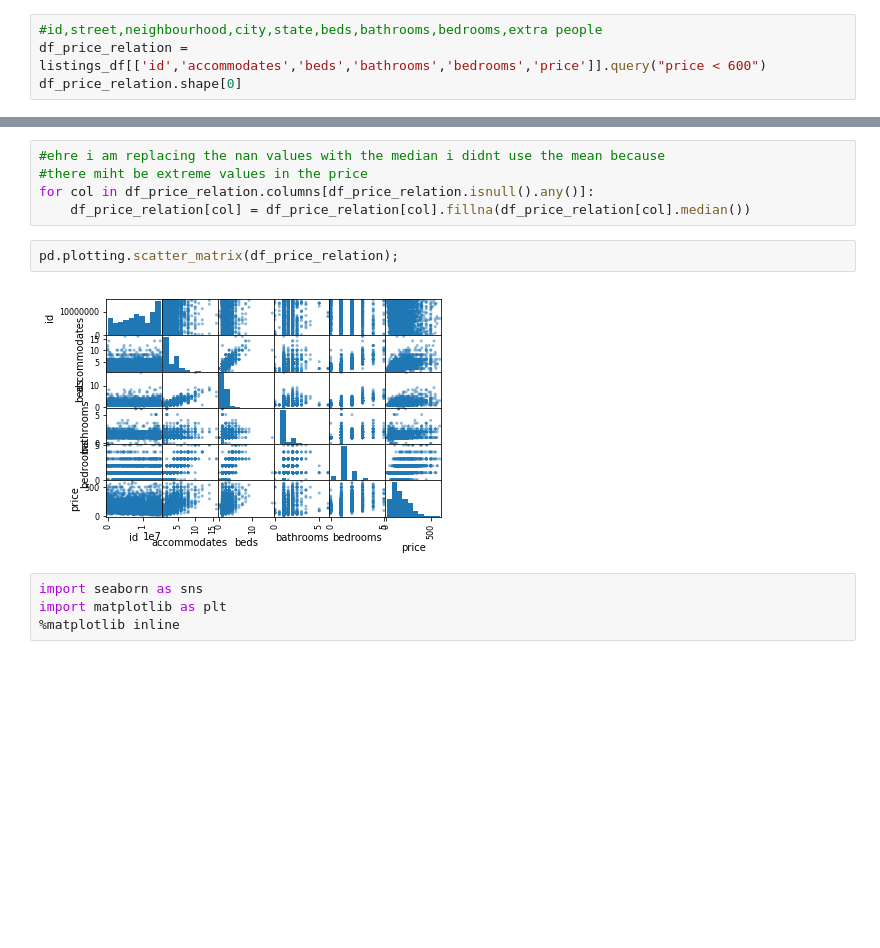
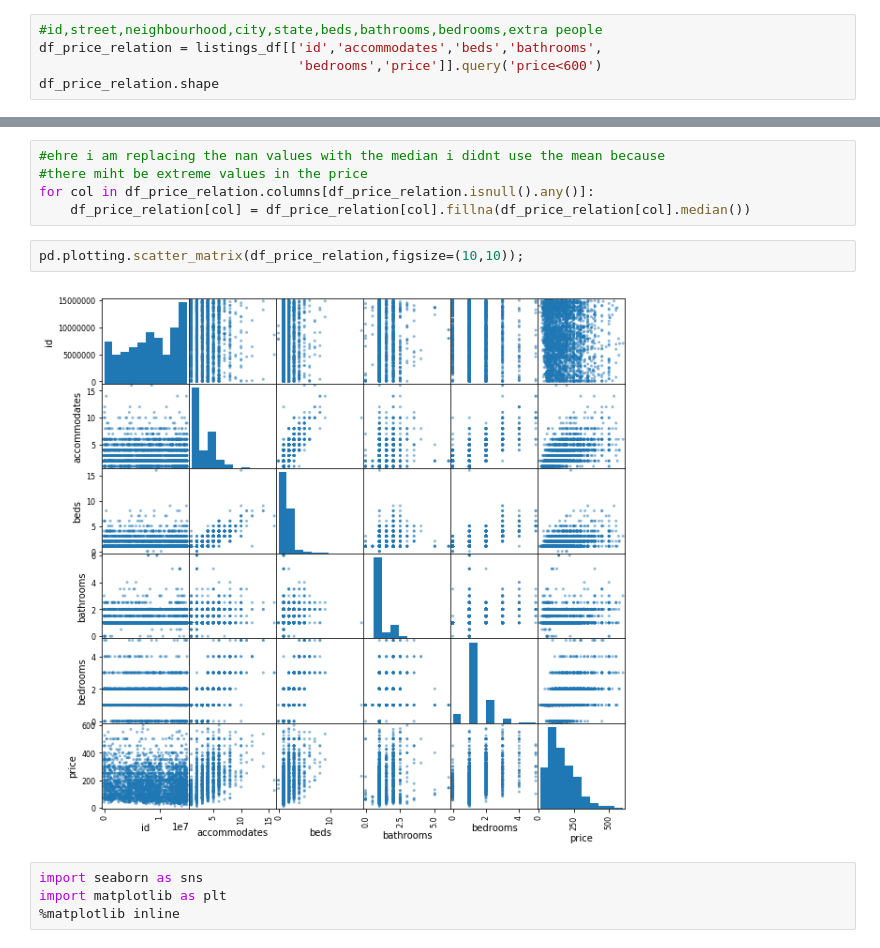
Before and after one commit to ahmedserag2/Airbnb-data-boston-seattle, a Jupyter notebook: boston/boston.ipynb, the cells around one changed output, grey strips where cells are left out. Cells and saved outputs as stored; diff of their text form; blank space fills up the shorter version.

```diff
--- a/boston/boston.ipynb
+++ b/boston/boston.ipynb
@@ -188,5 +187,6 @@ reviews_df.dropna().query('comments.str.contains("horrible")',engine='python')[[
 # %%
 #id,street,neighbourhood,city,state,beds,bathrooms,bedrooms,extra people
-df_price_relation = listings_df[['id','accommodates','beds','bathrooms','bedrooms','price']].query("price < 600")
-df_price_relation.shape[0]
+df_price_relation = listings_df[['id','accommodates','beds','bathrooms',
+                                 'bedrooms','price']].query('price<600')
+df_price_relation.shape
 # %% [output]
@@ -221,9 +221,9 @@ df_price_relation.query("price < 300").price.mean()
 for col in df_price_relation.columns[df_price_relation.isnull().any()]:
     df_price_relation[col] = df_price_relation[col].fillna(df_price_relation[col].median())
 # %%
-pd.plotting.scatter_matrix(df_price_relation);
+pd.plotting.scatter_matrix(df_price_relation,figsize=(10,10));
 # %% [output]
-[figure, old version]
+[figure, new version]
 # %%
 import seaborn as sns
 import matplotlib as plt
```
Also changed, not shown: parts of 32 cells of this notebook.
